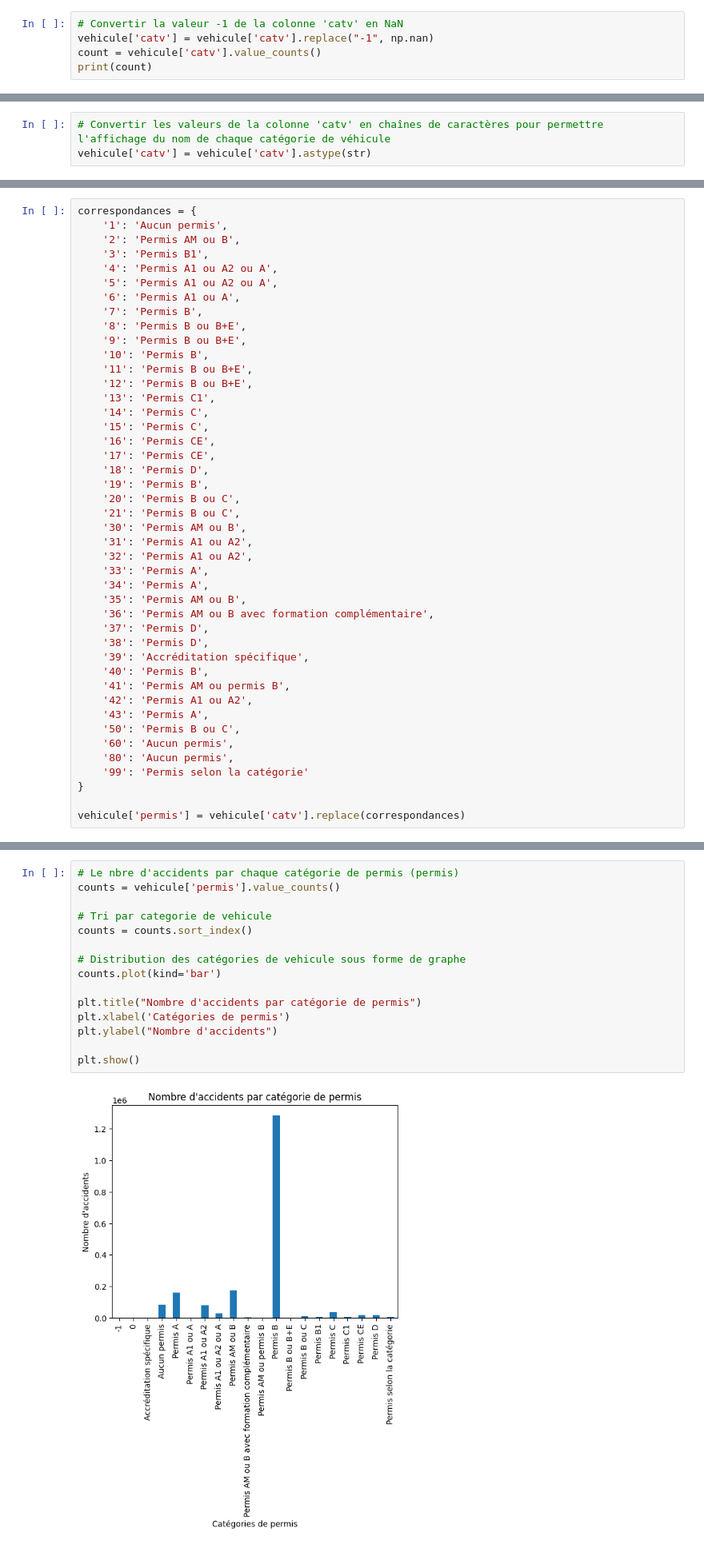
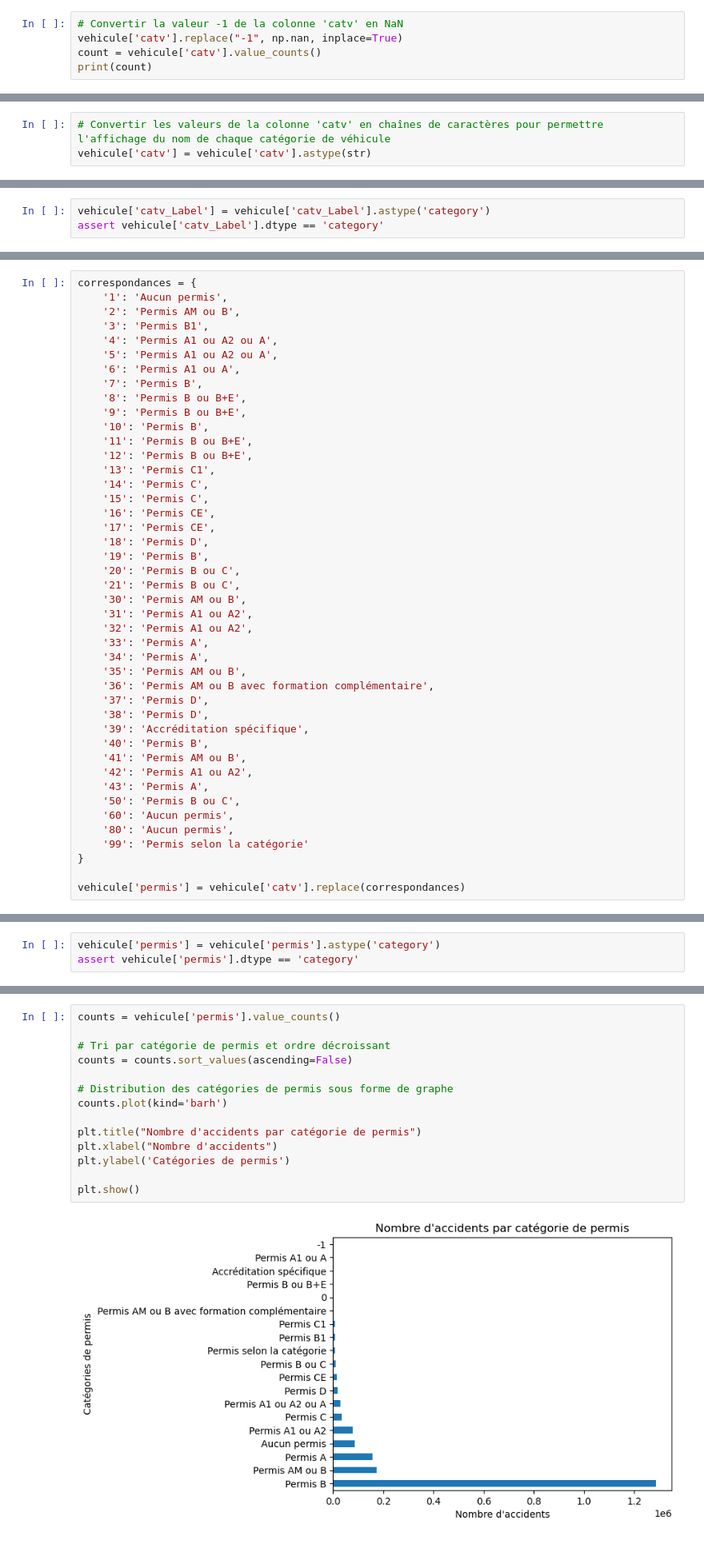
Before and after one commit to DataScientest-Studio/MAR23_CDS_Accidents_Routier-, a Jupyter notebook: notebooks/Vehicule_Prepa_fusion2.ipynb, the cells around one changed output, grey strips where cells are left out. Shown at 80% size. Cells and saved outputs as stored; diff of their text form.

```diff
--- a/notebooks/Vehicule_Prepa_fusion2.ipynb
+++ b/notebooks/Vehicule_Prepa_fusion2.ipynb
@@ -411,7 +378,7 @@ Length: 41
 Categories (41, int64): [-1, 0, 1, 2, ..., 50, 60, 80, 99]
 # %%
 # Convertir la valeur -1 de la colonne 'catv' en NaN
-vehicule['catv'] = vehicule['catv'].replace("-1", np.nan)
+vehicule['catv'].replace("-1", np.nan, inplace=True)
 count = vehicule['catv'].value_counts()
 print(count)
 # %% [output]
@@ -499,0 +470,3 @@ Name: catv_Label, Length: 1914902, dtype: object
+# %%
+vehicule['catv_Label'] = vehicule['catv_Label'].astype('category')
+assert vehicule['catv_Label'].dtype == 'category'
@@ -730,7 +719,7 @@ correspondances = {
     '38': 'Permis D',
     '39': 'Accréditation spécifique',
     '40': 'Permis B',
-    '41': 'Permis AM ou permis B',
+    '41': 'Permis AM ou B',
     '42': 'Permis A1 ou A2',
     '43': 'Permis A',
     '50': 'Permis B ou C',
@@ -742,0 +736,3 @@ vehicule['permis'] = vehicule['catv'].replace(correspondances)
+# %%
+vehicule['permis'] = vehicule['permis'].astype('category')
+assert vehicule['permis'].dtype == 'category'
@@ -743,18 +748,17 @@ vehicule['permis'] = vehicule['catv'].replace(correspondances)
 # %%
-# Le nbre d'accidents par chaque catégorie de permis (permis)
 counts = vehicule['permis'].value_counts()
 
-# Tri par categorie de vehicule
-counts = counts.sort_index()
+# Tri par catégorie de permis et ordre décroissant
+counts = counts.sort_values(ascending=False)
 
-# Distribution des catégories de vehicule sous forme de graphe
-counts.plot(kind='bar')
+# Distribution des catégories de permis sous forme de graphe
+counts.plot(kind='barh')
 
 plt.title("Nombre d'accidents par catégorie de permis")
-plt.xlabel('Catégories de permis')
-plt.ylabel("Nombre d'accidents")
+plt.xlabel("Nombre d'accidents")
+plt.ylabel('Catégories de permis')
 
 plt.show()
 # %% [output]
-[figure, old version]
+[figure, new version]
 # %%
```
Also changed, not shown: parts of 52 cells of this notebook.
